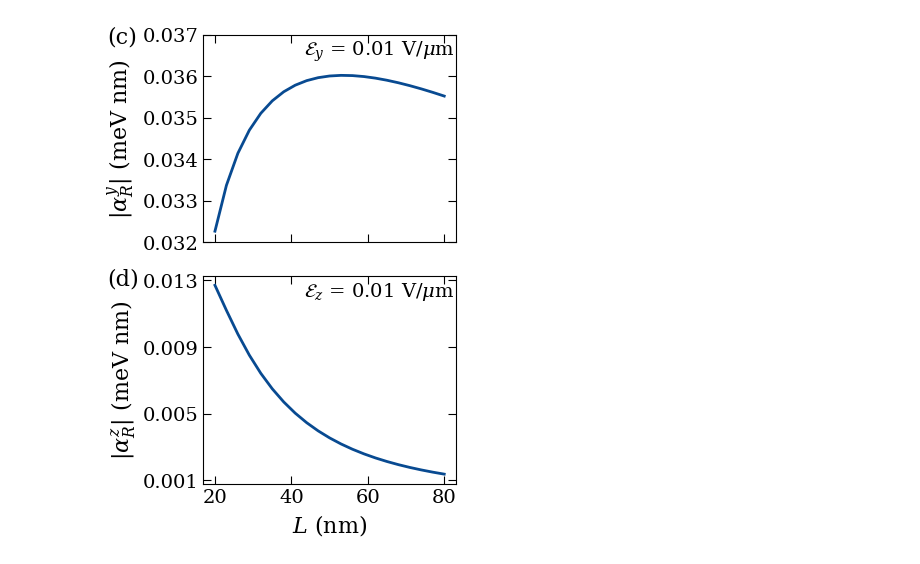
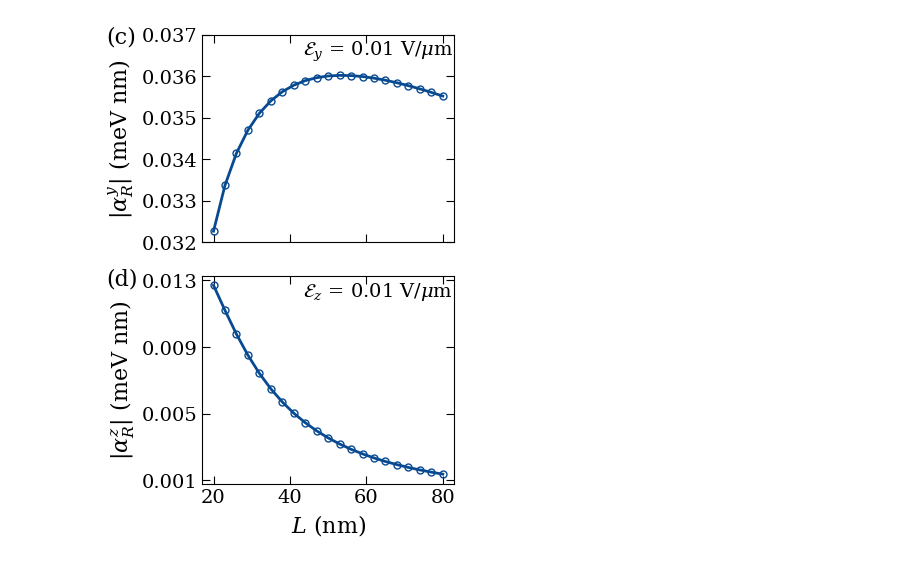
Before and after one commit to anirban8653/2H_Ge, a Jupyter notebook: weak_field/Rashba_modulation_Fig_9/plot_L_sweep.ipynb, the cells around one changed output. Drawn from its saved outputs; the diff is of its cells as text; code cells hidden in the pictures.

```diff
--- a/weak_field/Rashba_modulation_Fig_9/plot_L_sweep.ipynb
+++ b/weak_field/Rashba_modulation_Fig_9/plot_L_sweep.ipynb
@@ -57,12 +57,12 @@ fig, (ax1, ax2) = plt.subplots(2, 1, sharex=True)
 ax1.plot(
     L_y_nm,
     alpha_y_meV_nm,
-    '-',
+    'o-',
     color=blue_colors[2],
     label=r"$\alpha_y$",
     linewidth=2,
-    # markersize=5,
-    # markerfacecolor='None'
+    markersize=5,
+    markerfacecolor='None'
 )
 ax1.set_ylabel(r"$|\alpha_R^y|$ (meV nm)", fontsize=16)
 
@@ -70,12 +70,12 @@ ax1.set_ylabel(r"$|\alpha_R^y|$ (meV nm)", fontsize=16)
 ax2.plot(
     L_z_nm,
     alpha_z_meV_nm,
-    '-',
+    'o-',
     color=blue_colors[2],
     label=r"$\alpha_z$",
     linewidth=2,
-    # markersize=5,
-    # markerfacecolor='None'
+    markersize=5,
+    markerfacecolor='None'
 )
 ax2.set_ylabel(r"$|\alpha_R^z|$ (meV nm)", fontsize=16)
 
@@ -93,31 +93,31 @@ ax2.set_yticks([0.001, 0.005, 0.009, 0.013])
 # --- Text annotations ---
 ax1.text(0.4, 0.90,
          r"$\mathcal{E}_y$ = " + f"{Ef_y*10000:.2f}" + r" V/$\mu$m",
          transform=ax1.transAxes, fontsize=14)
 # ax1.text(0.4, 0.80,
 #          r"$k_x$ = " + f"{kx_y}" + r" $\AA^{-1}$",
 #          transform=ax1.transAxes, fontsize=14)
 
 ax2.text(0.4, 0.90,
          r"$\mathcal{E}_z$ = " + f"{Ef_z*10000:.2f}" + r" V/$\mu$m",
          transform=ax2.transAxes, fontsize=14)
 # ax2.text(0.4, 0.80,
 #          r"$k_x$ = " + f"{kx_z}" + r" $\AA^{-1}$",
 #          transform=ax2.transAxes, fontsize=14)
 
 # --- Panel labels (a), (b) ---
 ax1.text(-0.38, 1.04, "(c)", transform=ax1.transAxes,
          fontsize=16, va='top')
 ax2.text(-0.38, 1.04, "(d)", transform=ax2.transAxes,
          fontsize=16, va='top')
 
 # --- Layout ---
 plt.tight_layout()
 plt.subplots_adjust(wspace=0.4)
 
 # Save
 plt.savefig(f"alpha_vs_L_YZ_Ny{N_y}_Nz{N_z}.png", dpi=300)
 plt.savefig(f"alpha_vs_L_YZ_Ny{N_y}_Nz{N_z}.pdf", dpi=300)
 plt.show()
 # %% [output]
-[figure, old version]
+[figure, new version]
```
Also changed, not shown: 15 other files.
